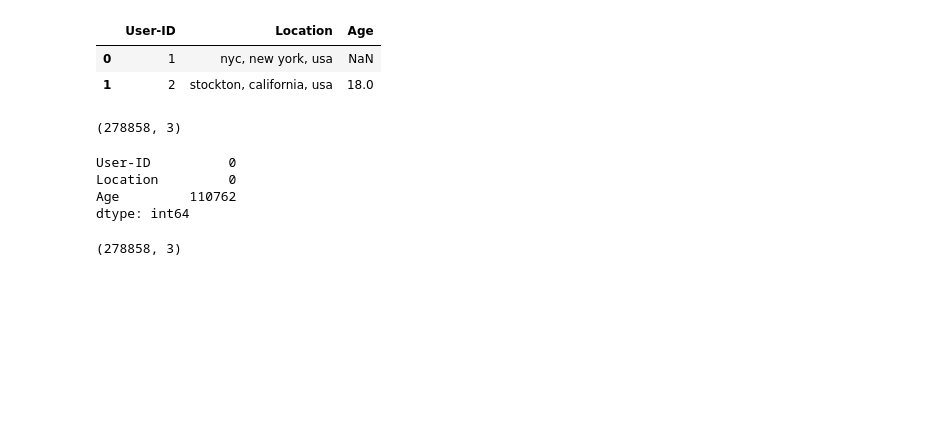
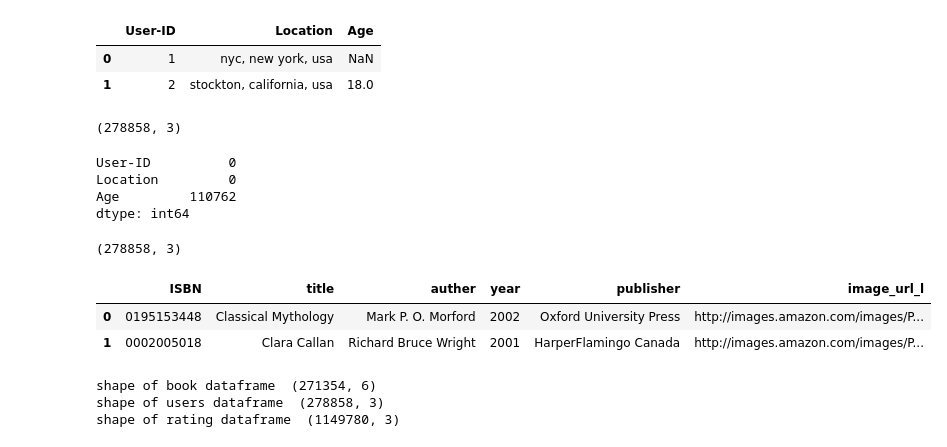
Before and after one commit to surajjorwar/AirBnb-booking-analysis---python, a Jupyter notebook: Book_Recommendation_System.ipynb, the cells around one changed output. Saved outputs shown, nothing was run; the diff lists cells and outputs as text; code cells hidden in the pictures; blank space fills up the shorter version.

```diff
--- a/Book_Recommendation_System.ipynb
+++ b/Book_Recommendation_System.ipynb
@@ -120,3 +120,6 @@ users.drop_duplicates(inplace = True )
 users.shape
 # %% [output]
 (278858, 3)
+# %%
+# renaming column names   for book dataframe
+book.rename(columns = {'Book-Title' : 'title', 'Book-Author' : 'auther', 'Year-Of-Publication' : 'year','Publisher':'publisher','Image-URL-L':'image_url_l' },inplace = True)
@@ -122,0 +132,17 @@ users.shape
+# %%
+# taking only required columns for book dataframe ----->
+book = book[['ISBN', 'title', 'auther', 'year', 'publisher','image_url_l']]
+book.head(2)
+# %% [output]
+|  | ISBN | title | auther | year | publisher | image_url_l |
+| 0 | 0195153448 | Classical Mythology | Mark P. O. Morford | 2002 | Oxford University Press | http://images.amazon.com/images/P... |
+| 1 | 0002005018 | Clara Callan | Richard Bruce Wright | 2001 | HarperFlamingo Canada | http://images.amazon.com/images/P... |
+# %%
+#final shape of our data frames
+print('shape of book dataframe ', book.shape)
+print('shape of users dataframe ',users.shape)
+print('shape of rating dataframe ',rating.shape)
+# %% [output]
+shape of book dataframe  (271354, 6)
+shape of users dataframe  (278858, 3)
+shape of rating dataframe  (1149780, 3)
```
Also changed, not shown: parts of 26 cells of this notebook.
